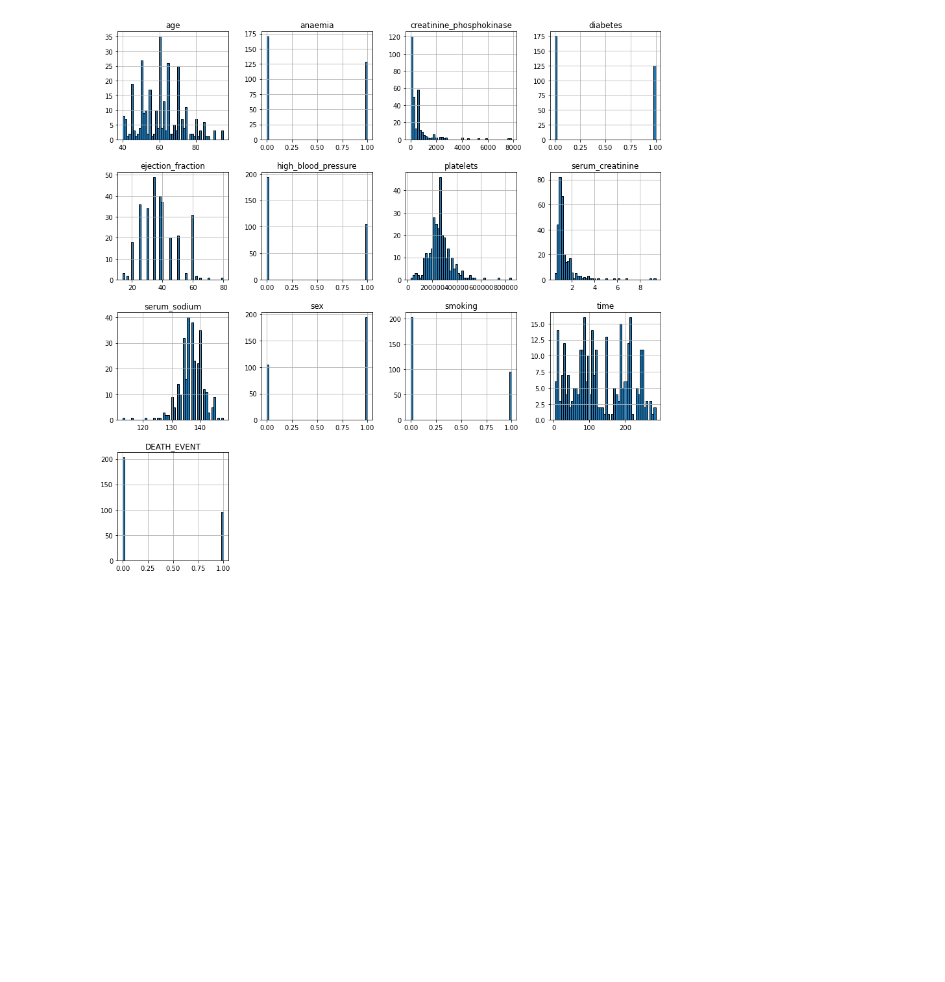
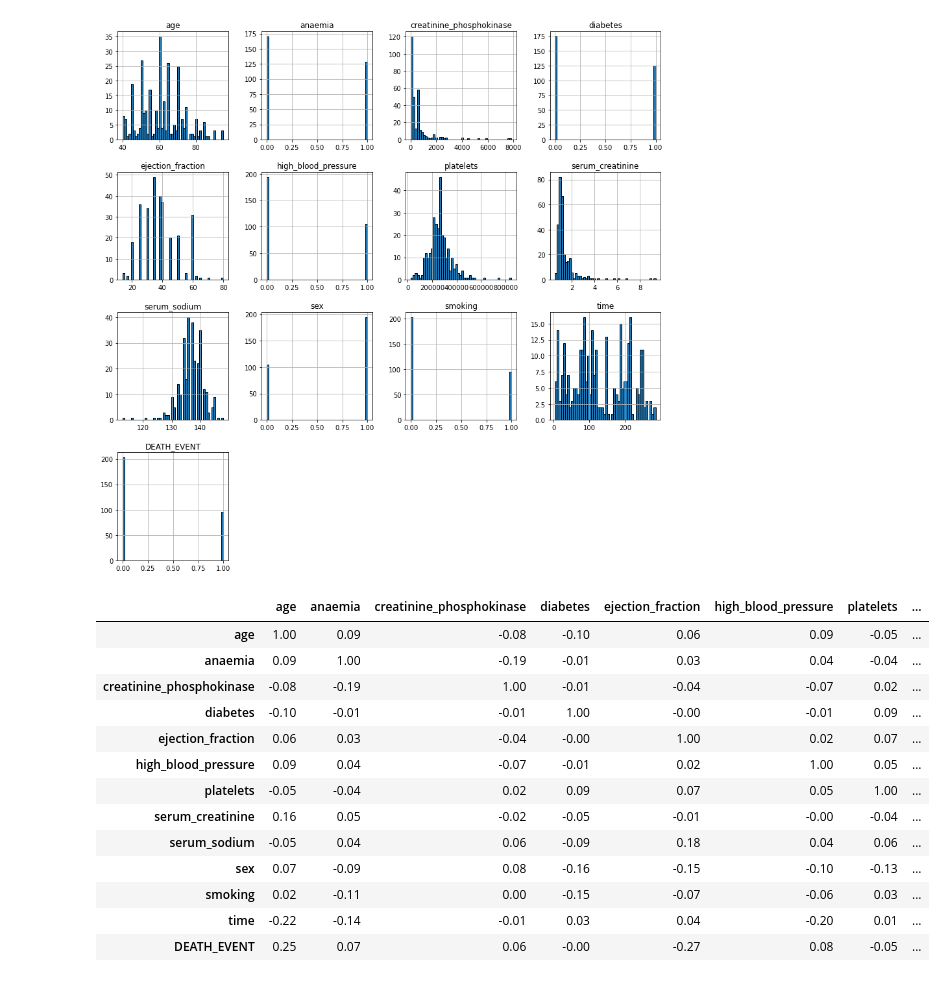
Before and after one commit to lsudupe/Heart-Failure-Prediction, a Jupyter notebook: Heart_failure.ipynb, the cells around one changed output. Drawn from its saved outputs; the diff is of its cells as text; code cells hidden in the pictures; blank space fills up the shorter version.

```diff
--- a/Heart_failure.ipynb
+++ b/Heart_failure.ipynb
@@ -56,3 +56,22 @@ heart_data.hist(bins=50, figsize=(15,15), edgecolor = 'black')
 plt.show()
 # %% [output]
 [figure]
+# %%
+#Check correlation
+
+heart_data.corr().style.background_gradient(cmap='coolwarm').set_precision(2)
+# %% [output]
+|  | age | anaemia | creatinine_phosphokinase | diabetes | ejection_fraction | high_blood_pressure | platelets | ... |
+| age | 1.00 | 0.09 | -0.08 | -0.10 | 0.06 | 0.09 | -0.05 | ... |
+| anaemia | 0.09 | 1.00 | -0.19 | -0.01 | 0.03 | 0.04 | -0.04 | ... |
+| creatinine_phosphokinase | -0.08 | -0.19 | 1.00 | -0.01 | -0.04 | -0.07 | 0.02 | ... |
+| diabetes | -0.10 | -0.01 | -0.01 | 1.00 | -0.00 | -0.01 | 0.09 | ... |
+| ejection_fraction | 0.06 | 0.03 | -0.04 | -0.00 | 1.00 | 0.02 | 0.07 | ... |
+| high_blood_pressure | 0.09 | 0.04 | -0.07 | -0.01 | 0.02 | 1.00 | 0.05 | ... |
+| platelets | -0.05 | -0.04 | 0.02 | 0.09 | 0.07 | 0.05 | 1.00 | ... |
+| serum_creatinine | 0.16 | 0.05 | -0.02 | -0.05 | -0.01 | -0.00 | -0.04 | ... |
+| serum_sodium | -0.05 | 0.04 | 0.06 | -0.09 | 0.18 | 0.04 | 0.06 | ... |
+| sex | 0.07 | -0.09 | 0.08 | -0.16 | -0.15 | -0.10 | -0.13 | ... |
+| smoking | 0.02 | -0.11 | 0.00 | -0.15 | -0.07 | -0.06 | 0.03 | ... |
+| time | -0.22 | -0.14 | -0.01 | 0.03 | 0.04 | -0.20 | 0.01 | ... |
+| DEATH_EVENT | 0.25 | 0.07 | 0.06 | -0.00 | -0.27 | 0.08 | -0.05 | ... |
```
Also changed, not shown: parts of 5 cells of this notebook, 1 other file.
